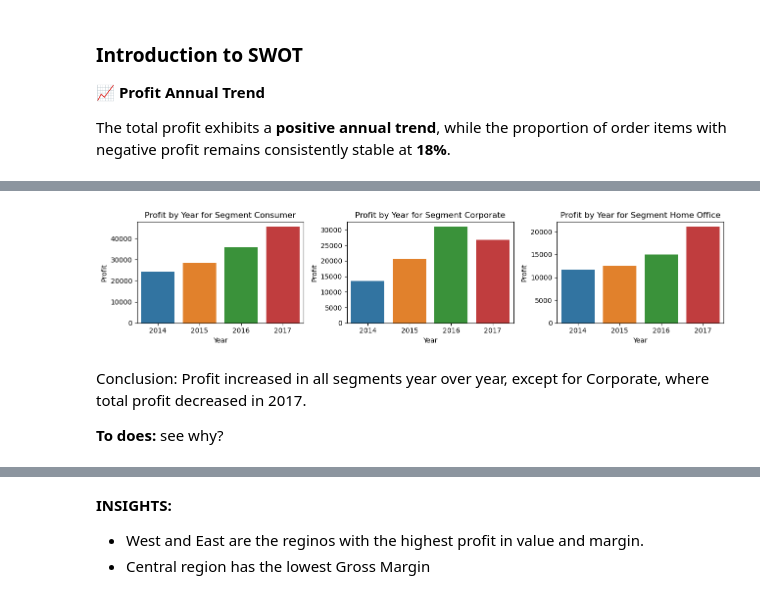
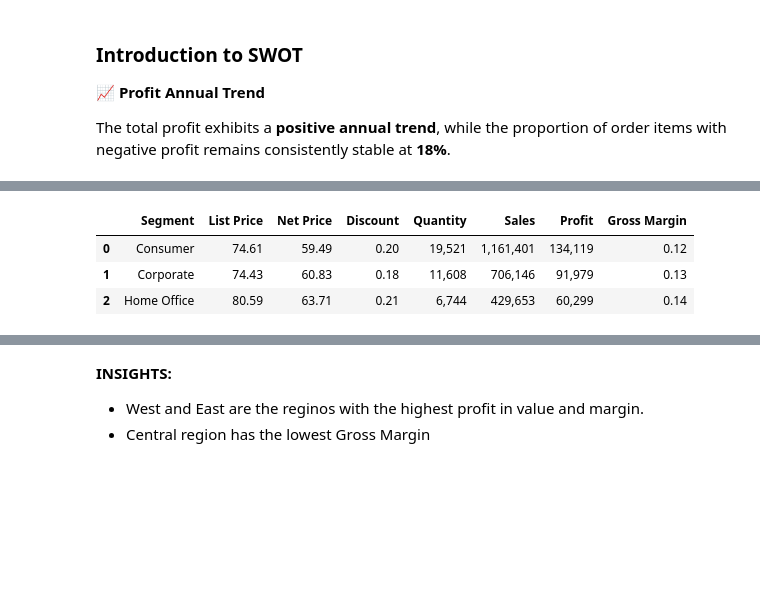
Before and after one commit to Kristinawk/final_project_ETL_Analytics, a Jupyter notebook: notebooks/03_supermarket_swot_new.ipynb, the cells around one changed output, grey strips where cells are left out. Saved outputs shown, nothing was run; the diff lists cells and outputs as text; code cells hidden in the pictures; blank space fills up the shorter version.

```diff
--- a/notebooks/03_supermarket_swot_new.ipynb
+++ b/notebooks/03_supermarket_swot_new.ipynb
@@ -412,5 +405,5 @@ plt.show()
 # %%
-# Customer Segment
+# Customer Segment KPIs summary
 
 # Create a copy of original dataframe and add Discount Value for calculations:
 df_segment = df.copy()
@@ -432,39 +425,8 @@ df_segment_grouped.reset_index(inplace=True)
 df_segment_grouped.drop(['Discount Value'], axis=1, inplace=True)
 
 # Sort by Profit
-df_segment_grouped.sort_values(by='Profit', inplace=True)
+df_segment_grouped.sort_values(by='Profit', ascending=False, inplace=True)
 
 # Reorder the columns
 new_column_order = ['Segment', 'List Price', 'Net Price', 'Discount', 'Quantity', 'Sales', 'Profit', 'Gross Margin']
 df_segment_grouped = df_segment_grouped[new_column_order]
-'''
-import math
-
-col_lst = [col for col in new_column_order if col != 'Segment']
-
-for col in col_lst:
-
-        df_segment_grouped[col] = pd.to_numeric(df_segment_grouped[col], errors='coerce')
-        df_segment_grouped[col] = df_segment_grouped[col].apply(
-                        lambda x: math.ceil(x * 100) / 100 if pd.notna(x) and np.isfinite(x) else x)
-
-# Apply custom format
-df_segment_grouped['Profit'] = df_segment_grouped['Profit'].apply(lambda x: f'{x:,.0f}')
-df_segment_grouped['Sales'] = df_segment_grouped['Sales'].apply(lambda x: f'{x:,.0f}')
-df_segment_grouped['List Price'] = df_segment_grouped['List Price'].apply(lambda x: f'{x:.2f}')
-df_segment_grouped['Net Price'] = df_segment_grouped['Net Price'].apply(lambda x: f'{x:.2f}')
-df_segment_grouped['Discount'] = df_segment_grouped['Discount'].apply(lambda x: f'{x*100:.2f}%')
-df_segment_grouped['Gross Margin'] = df_segment_grouped['Gross Margin'].apply(lambda x: f'{x*100:.2f}%')
-df_segment_grouped['Quantity'] = df_segment_grouped['Quantity'].apply(lambda x: f'{x:,.0f}')
-'''
-df_segment_grouped.style.format({
-    'Profit': '{:,.0f}',
-    'Sales': '{:,.0f}',
-    'List Price': '{:.2f}',
-    'Net Price': '{:.2f}',
-    'Discount': '{:.2f}%',
-    'Gross Margin': '{:.2f}%',
-    'Quantity': '{:,.0f}'
-})
-
-df_segment_grouped
@@ -510,30 +464,37 @@ df_year_grouped.reset_index(inplace=True)
+# %%
+df_segment_grouped.style.format({'Profit': '{:,.0f}', 'Sales': '{:,.0f}', 'List Price': '{:.2f}', 'Net Price': '{:.2f}',
+                                'Discount': '{:.2f}', 'Gross Margin': '{:.2f}', 'Quantity': '{:,.0f}'})
+# %% [output]
+|  | Segment | List Price | Net Price | Discount | Quantity | Sales | Profit | Gross Margin |
+| 0 | Consumer | 74.61 | 59.49 | 0.20 | 19,521 | 1,161,401 | 134,119 | 0.12 |
+| 1 | Corporate | 74.43 | 60.83 | 0.18 | 11,608 | 706,146 | 91,979 | 0.13 |
+| 2 | Home Office | 80.59 | 63.71 | 0.21 | 6,744 | 429,653 | 60,299 | 0.14 |
 # %%
-# Segment evolution by year:
+# Customer Segment annual trend, bar charts
 
-eval_feature = 'Profit'
+plt.ioff()
 
-df_segment_year = df.groupby(['Segment', 'Order Year'])[eval_feature].sum().reset_index()
-
+# Group data by Segment and Year, aggregate Profit
+df_segment_year = df.groupby(['Segment', 'Order Year'])['Profit'].sum().reset_index()
 segments = df_segment_year['Segment'].unique()
 
 # Create subplots (one for each segment)
-fig, axes = plt.subplots(nrows=1, ncols=len(segments), figsize=(13, 3))
+fig, axes = plt.subplots(nrows=1, ncols=len(segments), figsize=(13, 4))
+
+# Define a color for the bars
+bar_color = '#1f77b4'
 
 # Loop through each segment and plot its respective bar chart
 for ax, segment in zip(axes, segments):
 
     segment_data = df_segment_year[df_segment_year['Segment'] == segment]
 
-    sns.barplot(data=segment_data, x='Order Year', y=eval_feature, ax=ax)
+    sns.barplot(data=segment_data, x='Order Year', y='Profit', ax=ax, color=bar_color)
 
-    ax.set_title(f'{eval_feature} by Year for Segment {segment}')
+    ax.set_title(f'Profit by Year for Seg. {segment}')
     ax.set_xlabel('Year')
-    ax.set_ylabel(eval_feature)
+    ax.set_ylabel('Profit')
+    ax.yaxis.set_major_formatter(plt.FuncFormatter(lambda x, _: f'{x / 1000:.0f}k')) # set format to thousands
 
+# Adjust layout
 plt.tight_layout()
-# %% [output]
-[figure, removed]
-# %% [markdown]
-Conclusion: Profit increased in all segments year over year, except for Corporate, where total profit decreased in 2017.
-
-**To does:** see why?
```
Also changed, not shown: parts of 80 cells of this notebook, 1 other file.
